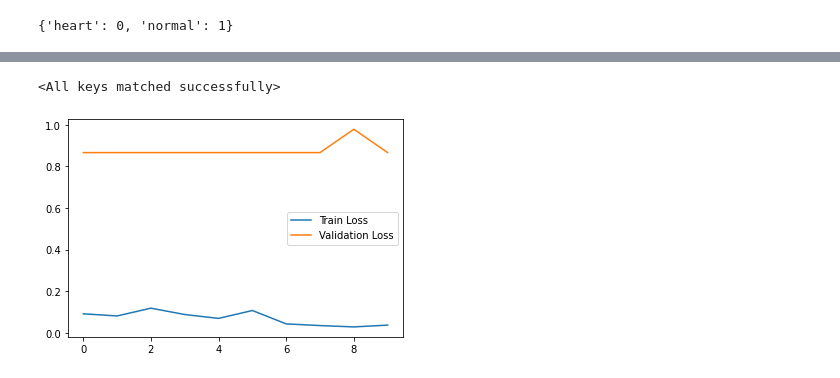
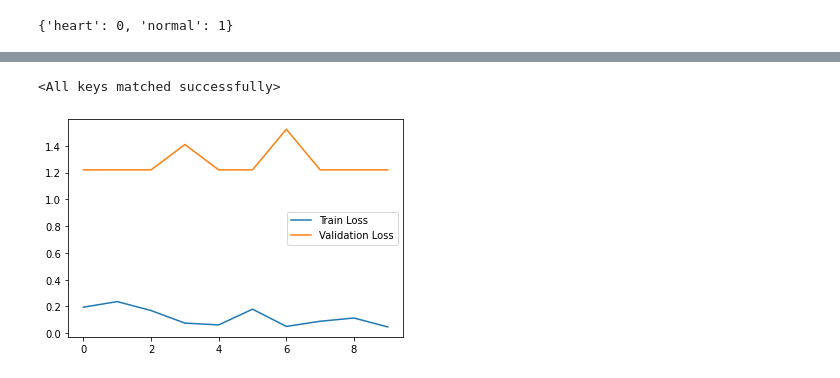
Before and after one commit to arohanajit/ecg-covid, a Jupyter notebook: Untitled14.ipynb, the cells around one changed output, grey strips where cells are left out. Cells and saved outputs as stored; diff of their text form; code cells hidden in the pictures.

```diff
--- a/Untitled14.ipynb
+++ b/Untitled14.ipynb
@@ -41,6 +41,3 @@ data = ImageFolder('data/',transform=data_transforms)
 data.class_to_idx
 # %% [output]
 {'heart': 0, 'normal': 1}
-# %%
-model = torchvision.models.mobilenet_v2()
-model
@@ -222,22 +183,23 @@ loaders = {
 }
 # %%
 #VGG 16
-# model = torchvision.models.vgg16(pretrained=True)
-# num_ftrs =  model.classifier[6].in_features
+model = torchvision.models.vgg16(pretrained=True)
+num_ftrs =  model.classifier[6].in_features
 # for params in model.features.parameters():
 #     params.requires_grad = False
 
-# for i,j in enumerate(model.features.children()):
-#     for params in j.parameters():
-#         if(i<28):
-#             params.requires_grad = False
+for i,j in enumerate(model.features.children()):
+    for params in j.parameters():
+        if(i<28):
+            params.requires_grad = False
 
 
-# model.classifier[6] = nn.Linear(num_ftrs, 2)
+model.classifier[6] = nn.Linear(num_ftrs, 2)
+
 
 
 # model = torchvision.models.mobilenet_v3_small(pretrained=True)
-# num_ftrs =  model.classifier[6].in_features
+# num_ftrs =  model.classifier[3].in_features
 
 # for params in model.features.parameters():
 #     params.requires_grad = False
@@ -256,7 +218,7 @@ model = model.to(device)
 # normedWeights = [1 - (x / sum(class_sample_count)) for x in class_sample_count]
 # normedWeights = torch.FloatTensor(normedWeights).to(device)
 criterion = nn.CrossEntropyLoss()
-optimizer = optim.Adam(model.parameters(), lr=0.0001)
+optimizer = optim.RMSprop(model.parameters(), lr=0.0001)
 scheduler = optim.lr_scheduler.ExponentialLR(optimizer, gamma=0.9)
 #Model Train
 train(10, loaders, model, optimizer, scheduler, criterion, train_on_gpu, 'model.pt', batch_size)
@@ -282,2 +244,2 @@ FOLD ACCURACY : 0.9086021505376344
 <All keys matched successfully>
-[figure, old version]
+[figure, new version]
```
Also changed, not shown: parts of 5 cells of this notebook.
